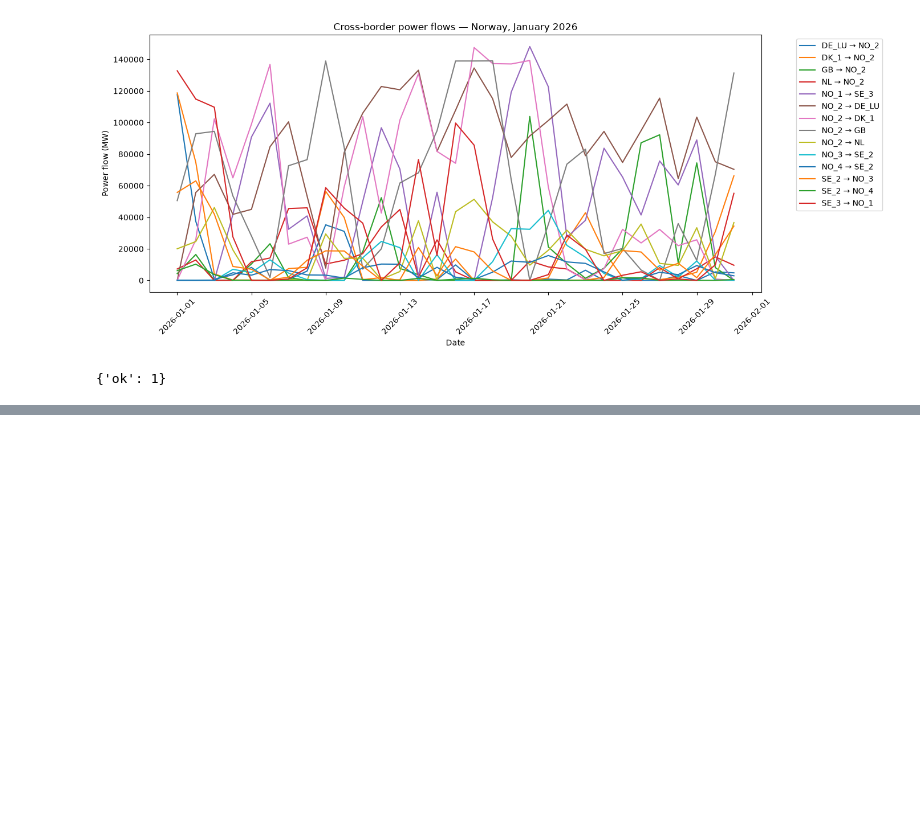
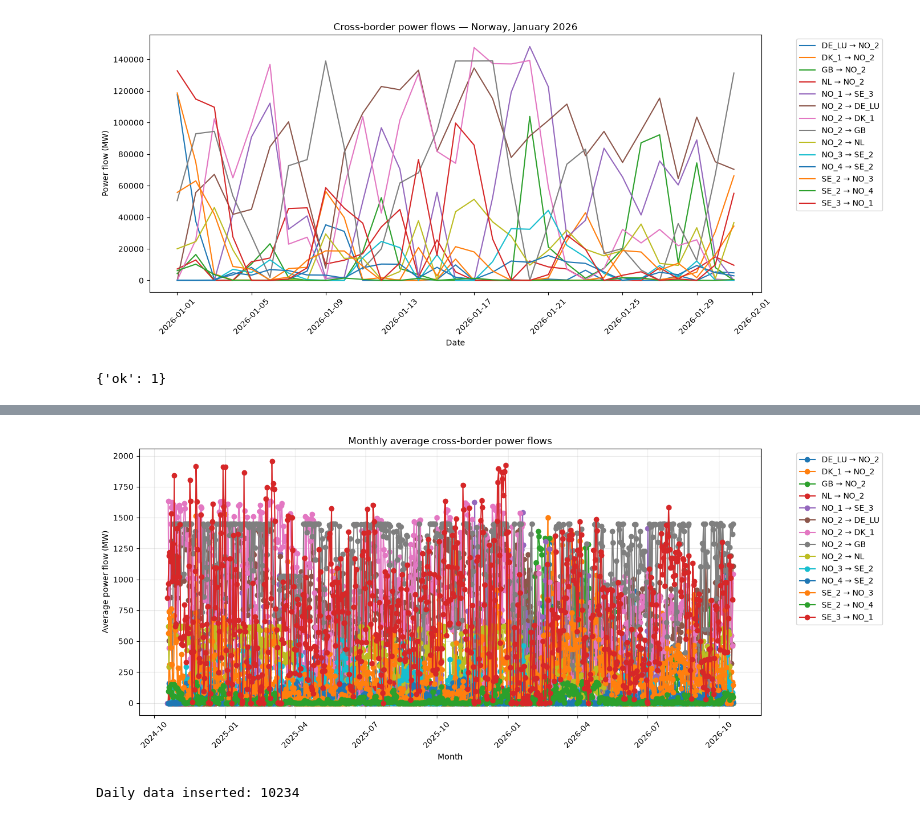
Before and after one commit to vildeskobba/IND320vilde, a Jupyter notebook: CA_2.ipynb, the cells around one changed output, grey strips where cells are left out. Drawn from its saved outputs; the diff is of its cells as text; code cells hidden in the pictures; blank space fills up the shorter version.

```diff
--- a/CA_2.ipynb
+++ b/CA_2.ipynb
@@ -438,0 +416,54 @@ January data inserted: 868
+# %%
+from pyspark.sql.functions import col, avg, date_trunc
+
+monthly_df = (
+    df.filter(col("timestamp") >= "2024-10-01")
+    .groupBy(
+        date_trunc("day", col("timestamp")).alias("timestamp"),
+        "from_zone",
+        "to_zone"
+    )
+    .agg(avg("flow_mw").alias("flow_mw"))
+    .orderBy("timestamp")
+)
+# %%
+import matplotlib.pyplot as plt
+import pandas as pd
+
+pdf = monthly_df.toPandas()
+pdf["timestamp"] = pd.to_datetime(pdf["timestamp"])
+
+fig, ax = plt.subplots(figsize=(14, 6))
+
+for (from_zone, to_zone), group in pdf.groupby(
+    ["from_zone", "to_zone"]
+):
+    group = group.sort_values("timestamp")
+    ax.plot(
+        group["timestamp"],
+        group["flow_mw"],
+        marker="o",
+        label=f"{from_zone} → {to_zone}"
+    )
+
+ax.set_xlabel("Month")
+ax.set_ylabel("Average power flow (MW)")
+ax.set_title("Monthly average cross-border power flows")
+ax.legend(bbox_to_anchor=(1.05, 1), loc="upper left")
+ax.tick_params(axis="x", rotation=45)
+ax.grid(True, alpha=0.3)
+
+fig.tight_layout()
+plt.show()
+# %% [output]
+[figure, added]
+# %%
+daily_collection = db["daily_average_flows"]
+
+daily_collection.insert_many(
+    monthly_df.toPandas().to_dict("records")
+)
+
+print("Daily data inserted:", daily_collection.count_documents({}))
+# %% [output]
+Daily data inserted: 10234
```
Also changed, not shown: parts of 5 cells of this notebook, 7 other files.
